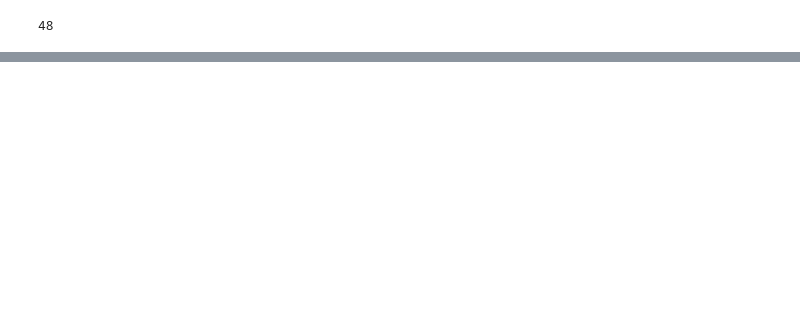
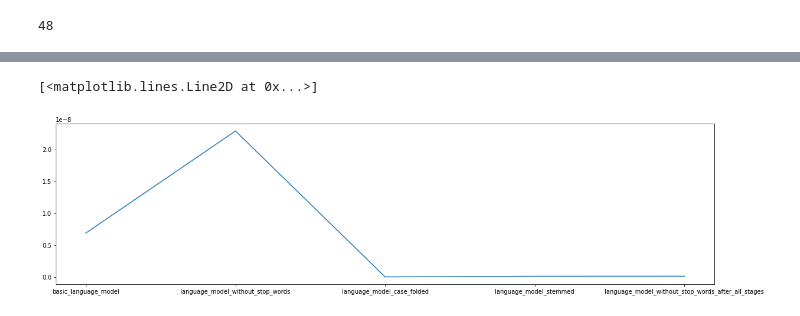
Before and after one commit to hajajmaor/ir_project, a Jupyter notebook: buildIndex.ipynb, the cells around one changed output, grey strips where cells are left out. Cells and saved outputs as stored; diff of their text form; code cells hidden in the pictures; blank space fills up the shorter version.

```diff
--- a/buildIndex.ipynb
+++ b/buildIndex.ipynb
@@ -79,5 +83,5 @@ def preform_case_foldings(collection: List[str]) -> List[str]:
     """
     return [do_case_folding (doc) for doc in collection]
 # %%
-collection_case_folded = preform_case_foldings(deepcopy(language_model_without_stop_words))
+collection_case_folded = preform_case_foldings(language_model_without_stop_words)
 language_model_case_folded = create_language_model_from_collection(collection_case_folded)
@@ -86,5 +92,5 @@ language_model_case_folded = create_language_model_from_collection(collection_ca
 def preform_stemming(collection: List[str]) -> List[str]:
     return [preform_stemming_using_porter(doc) for doc in collection]
 # %%
-collection_stemmed = preform_stemming(deepcopy(collection_case_folded))
+collection_stemmed = preform_stemming(collection_case_folded)
 language_model_stemmed = create_language_model_from_collection(collection_stemmed)
@@ -168,0 +152,7 @@ KeyError: 'be'
+# %%
+query="Museum visitors’ behavior"
+res={}
+for word in query.split():
+    print(f"{word =}")
+    res[word]= probability_of_word_from_the_language_models(word)
+    print("\n")
@@ -168,0 +177,8 @@ KeyError: 'be'
+# %%
+probs=[]
+for lm in list(res['Museum'].keys()):
+    prob=1
+    for k in res:
+        prob*=res[k][lm]
+    print(f"probability of the query '{query}' in the language model '{lm}' is {prob:.10f}")
+    probs.append(prob)
@@ -168,0 +193,6 @@ KeyError: 'be'
+# %%
+plt.figure(figsize=(20,5))
+plt.plot(list(res['Museum'].keys()),probs)
+# %% [output]
+[<matplotlib.lines.Line2D at 0x...>]
+[figure, added]
```
Also changed, not shown: parts of 31 cells of this notebook, 1 other file.
